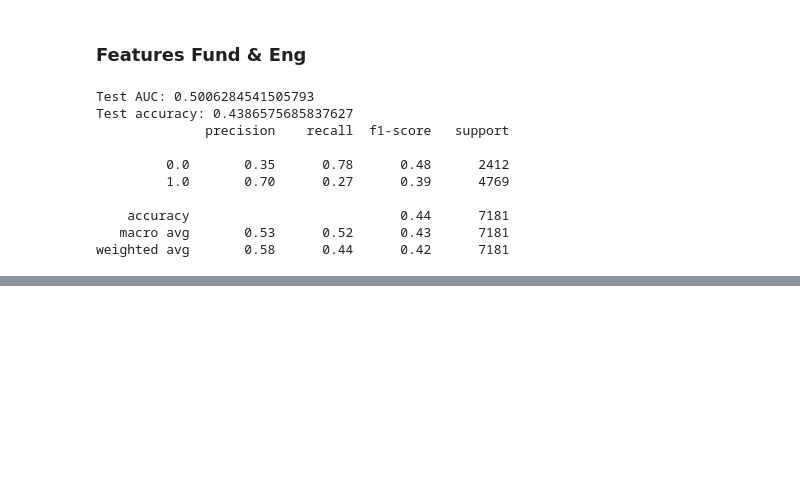
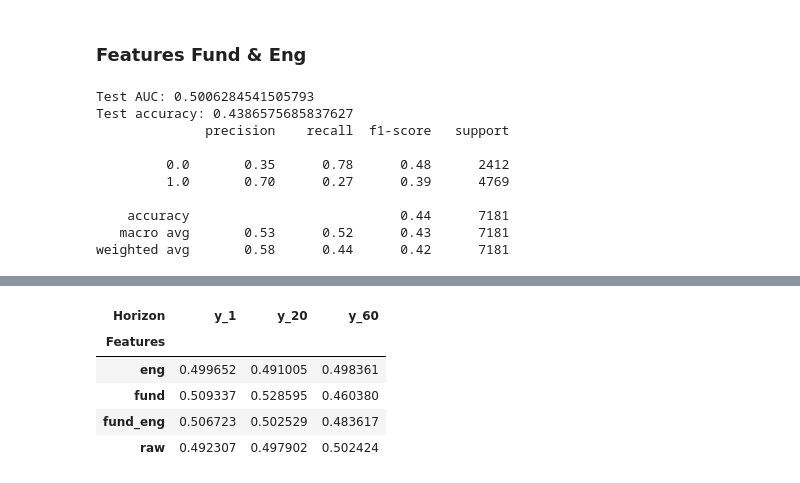
Before and after one commit to RipaltaOriol/ML-Stock-Predictor, a Jupyter notebook: logistic_regression.ipynb, the cells around one changed output, grey strips where cells are left out. Cells and saved outputs as stored; diff of their text form; code cells hidden in the pictures; blank space fills up the shorter version.

```diff
--- a/logistic_regression.ipynb
+++ b/logistic_regression.ipynb
@@ -385,0 +394,29 @@ weighted avg       0.58      0.44      0.42      7181
+# %%
+features_map = {
+    "raw": raw,
+    "eng": eng,
+    "fund": fund,
+    "fund_eng": fund_eng
+}
+# %%
+features_sets = ['raw', 'eng', 'fund', 'fund_eng']
+targets = ['y_1', 'y_20', 'y_60']
+res = []
+
+for f, t in product(features_sets, targets):
+    print(f, t, type(f), type(t))
+    features = features_map[f]
+    data = hf.prune(df, features, t)
+
+    train, val, test = hf.time_split(data)
+    print(f, t)
+    val_acc, test_acc = Models.run_logistic_regression(train, val, test, features, t)
+
+    res.append({
+        "Horizon": t,
+        "Features": f,
+        "Val Accuracy": val_acc,
+        "Test Accuracy": test_acc,
+    })
+
+res
@@ -385,0 +465,11 @@ weighted avg       0.58      0.44      0.42      7181
+# %%
+res_df = pd.DataFrame(res)
+val_df = res_df.pivot(index = "Features", columns = "Horizon", values = "Val Accuracy")
+val_df
+# %% [output]
+| Horizon | y_1 | y_20 | y_60 |
+| Features |  |  |  |
+| eng | 0.499652 | 0.491005 | 0.498361 |
+| fund | 0.509337 | 0.528595 | 0.460380 |
+| fund_eng | 0.506723 | 0.502529 | 0.483617 |
+| raw | 0.492307 | 0.497902 | 0.502424 |
```
Also changed, not shown: parts of 5 cells of this notebook.
